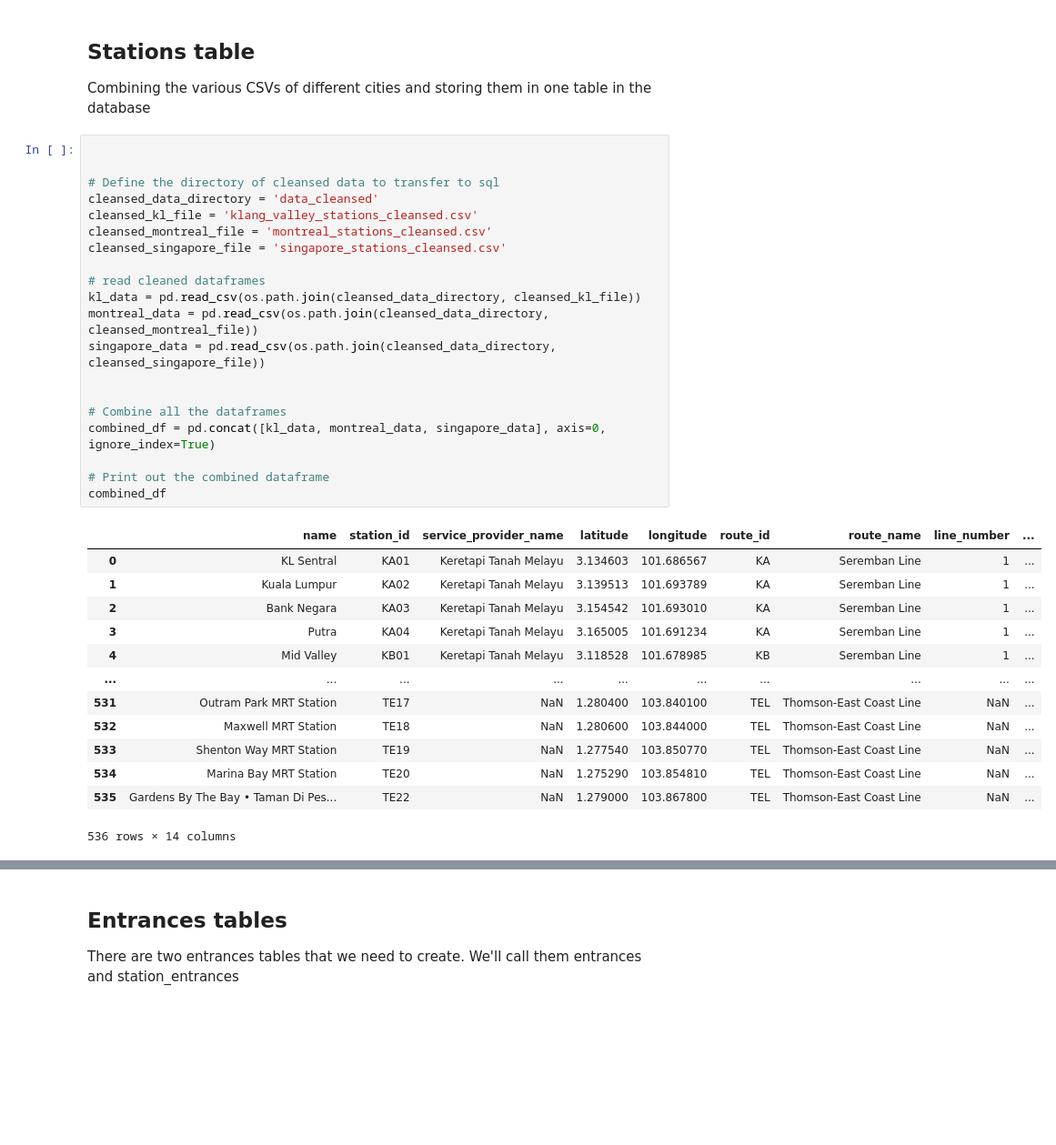
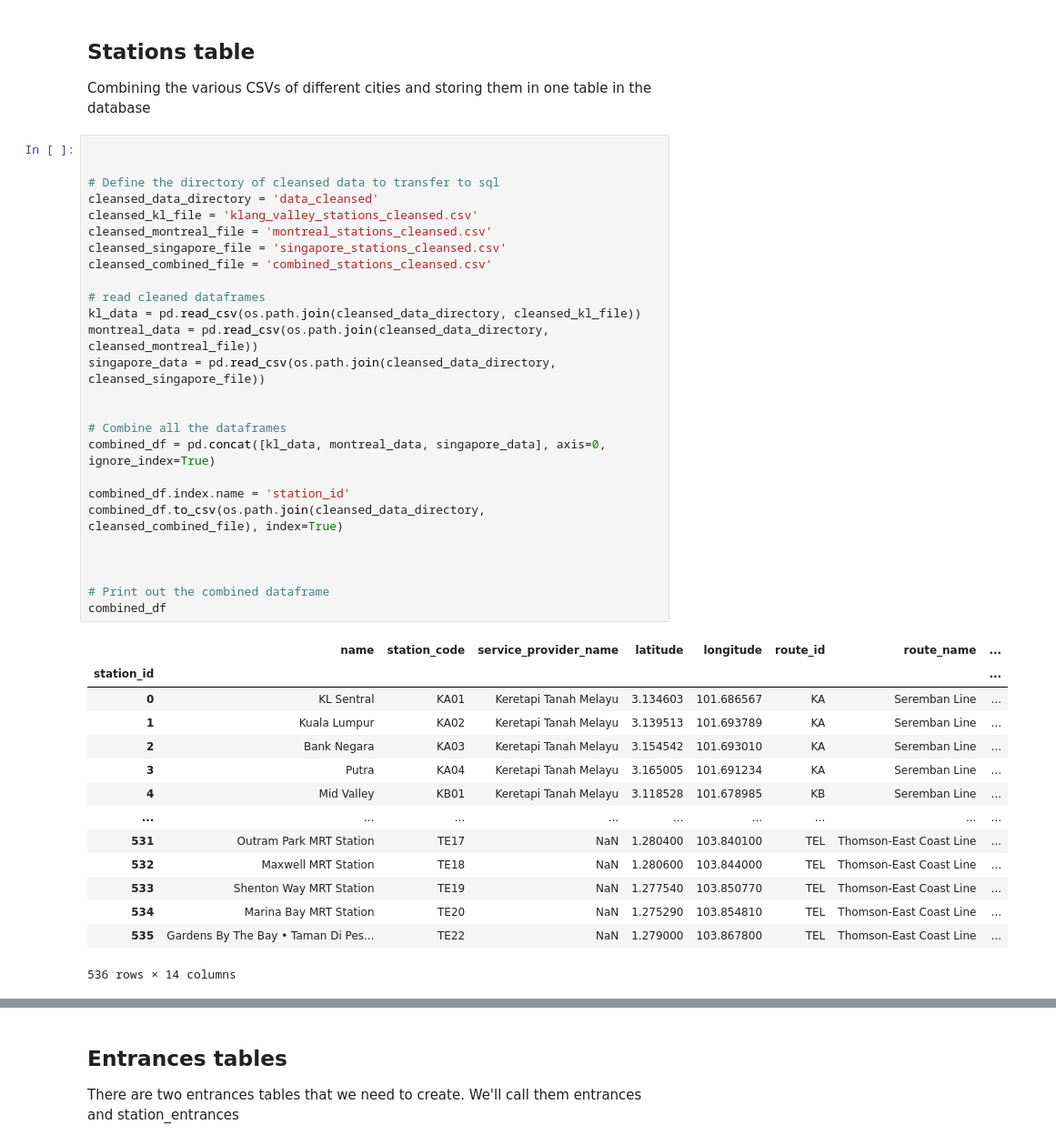
Before and after one commit to nabilersyad/transit-stations-database, a Jupyter notebook: 4_csv2sql.ipynb, the cells around one changed output, grey strips where cells are left out. Shown at 91% size. Cells and saved outputs as stored; diff of their text form; blank space fills up the shorter version.

Commit message:
Reformated tables and tested supabase client

```diff
--- a/4_csv2sql.ipynb
+++ b/4_csv2sql.ipynb
@@ -18,36 +15,43 @@ Combining the various CSVs of different cities and storing them in one table in
 # %%
 
 
 # Define the directory of cleansed data to transfer to sql
 cleansed_data_directory = 'data_cleansed'
 cleansed_kl_file = 'klang_valley_stations_cleansed.csv'
 cleansed_montreal_file = 'montreal_stations_cleansed.csv'
 cleansed_singapore_file = 'singapore_stations_cleansed.csv'
+cleansed_combined_file = 'combined_stations_cleansed.csv'
 
 # read cleaned dataframes
 kl_data = pd.read_csv(os.path.join(cleansed_data_directory, cleansed_kl_file))
 montreal_data = pd.read_csv(os.path.join(cleansed_data_directory, cleansed_montreal_file))
 singapore_data = pd.read_csv(os.path.join(cleansed_data_directory, cleansed_singapore_file))
 
 
 # Combine all the dataframes
 combined_df = pd.concat([kl_data, montreal_data, singapore_data], axis=0, ignore_index=True)
 
+combined_df.index.name = 'station_id'
+combined_df.to_csv(os.path.join(cleansed_data_directory, cleansed_combined_file), index=True)
+
+
+
 # Print out the combined dataframe
 combined_df
 # %% [output]
-|  | name | station_id | service_provider_name | latitude | longitude | route_id | route_name | line_number | ... |
-| 0 | KL Sentral | KA01 | Keretapi Tanah Melayu | 3.134603 | 101.686567 | KA | Seremban Line | 1 | ... |
-| 1 | Kuala Lumpur | KA02 | Keretapi Tanah Melayu | 3.139513 | 101.693789 | KA | Seremban Line | 1 | ... |
-| 2 | Bank Negara | KA03 | Keretapi Tanah Melayu | 3.154542 | 101.693010 | KA | Seremban Line | 1 | ... |
-| 3 | Putra | KA04 | Keretapi Tanah Melayu | 3.165005 | 101.691234 | KA | Seremban Line | 1 | ... |
-| 4 | Mid Valley | KB01 | Keretapi Tanah Melayu | 3.118528 | 101.678985 | KB | Seremban Line | 1 | ... |
-| ... | ... | ... | ... | ... | ... | ... | ... | ... | ... |
-| 531 | Outram Park MRT Station | TE17 | NaN | 1.280400 | 103.840100 | TEL | Thomson-East Coast Line | NaN | ... |
-| 532 | Maxwell MRT Station | TE18 | NaN | 1.280600 | 103.844000 | TEL | Thomson-East Coast Line | NaN | ... |
-| 533 | Shenton Way MRT Station | TE19 | NaN | 1.277540 | 103.850770 | TEL | Thomson-East Coast Line | NaN | ... |
-| 534 | Marina Bay MRT Station | TE20 | NaN | 1.275290 | 103.854810 | TEL | Thomson-East Coast Line | NaN | ... |
-| 535 | Gardens By The Bay • Taman Di Pes... | TE22 | NaN | 1.279000 | 103.867800 | TEL | Thomson-East Coast Line | NaN | ... |
+|  | name | station_code | service_provider_name | latitude | longitude | route_id | route_name | ... |
+| station_id |  |  |  |  |  |  |  | ... |
+| 0 | KL Sentral | KA01 | Keretapi Tanah Melayu | 3.134603 | 101.686567 | KA | Seremban Line | ... |
+| 1 | Kuala Lumpur | KA02 | Keretapi Tanah Melayu | 3.139513 | 101.693789 | KA | Seremban Line | ... |
+| 2 | Bank Negara | KA03 | Keretapi Tanah Melayu | 3.154542 | 101.693010 | KA | Seremban Line | ... |
+| 3 | Putra | KA04 | Keretapi Tanah Melayu | 3.165005 | 101.691234 | KA | Seremban Line | ... |
+| 4 | Mid Valley | KB01 | Keretapi Tanah Melayu | 3.118528 | 101.678985 | KB | Seremban Line | ... |
+| ... | ... | ... | ... | ... | ... | ... | ... | ... |
+| 531 | Outram Park MRT Station | TE17 | NaN | 1.280400 | 103.840100 | TEL | Thomson-East Coast Line | ... |
+| 532 | Maxwell MRT Station | TE18 | NaN | 1.280600 | 103.844000 | TEL | Thomson-East Coast Line | ... |
+| 533 | Shenton Way MRT Station | TE19 | NaN | 1.277540 | 103.850770 | TEL | Thomson-East Coast Line | ... |
+| 534 | Marina Bay MRT Station | TE20 | NaN | 1.275290 | 103.854810 | TEL | Thomson-East Coast Line | ... |
+| 535 | Gardens By The Bay • Taman Di Pes... | TE22 | NaN | 1.279000 | 103.867800 | TEL | Thomson-East Coast Line | ... |
 536 rows × 14 columns
 # %%
 
```
Also changed, not shown: parts of 2 cells of this notebook, 12 other files.
